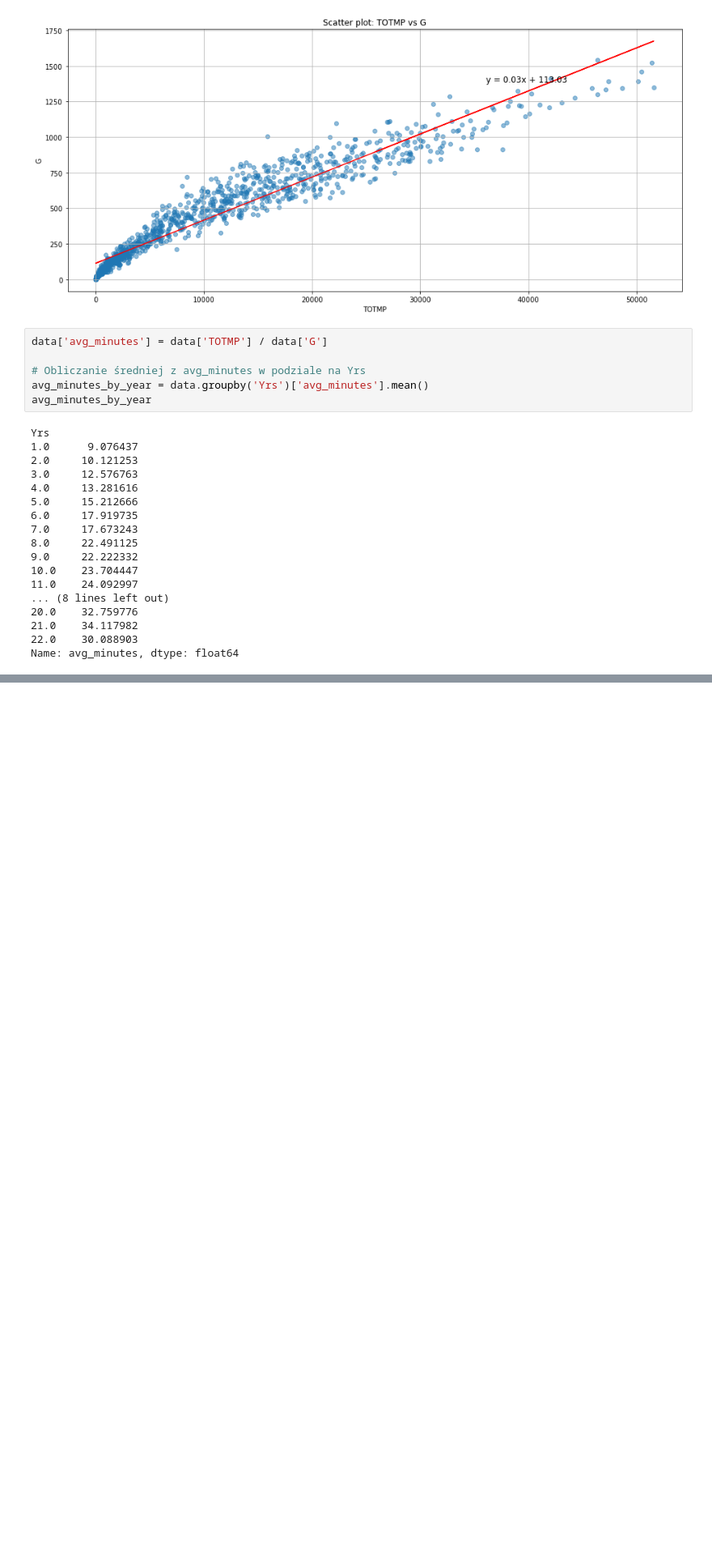
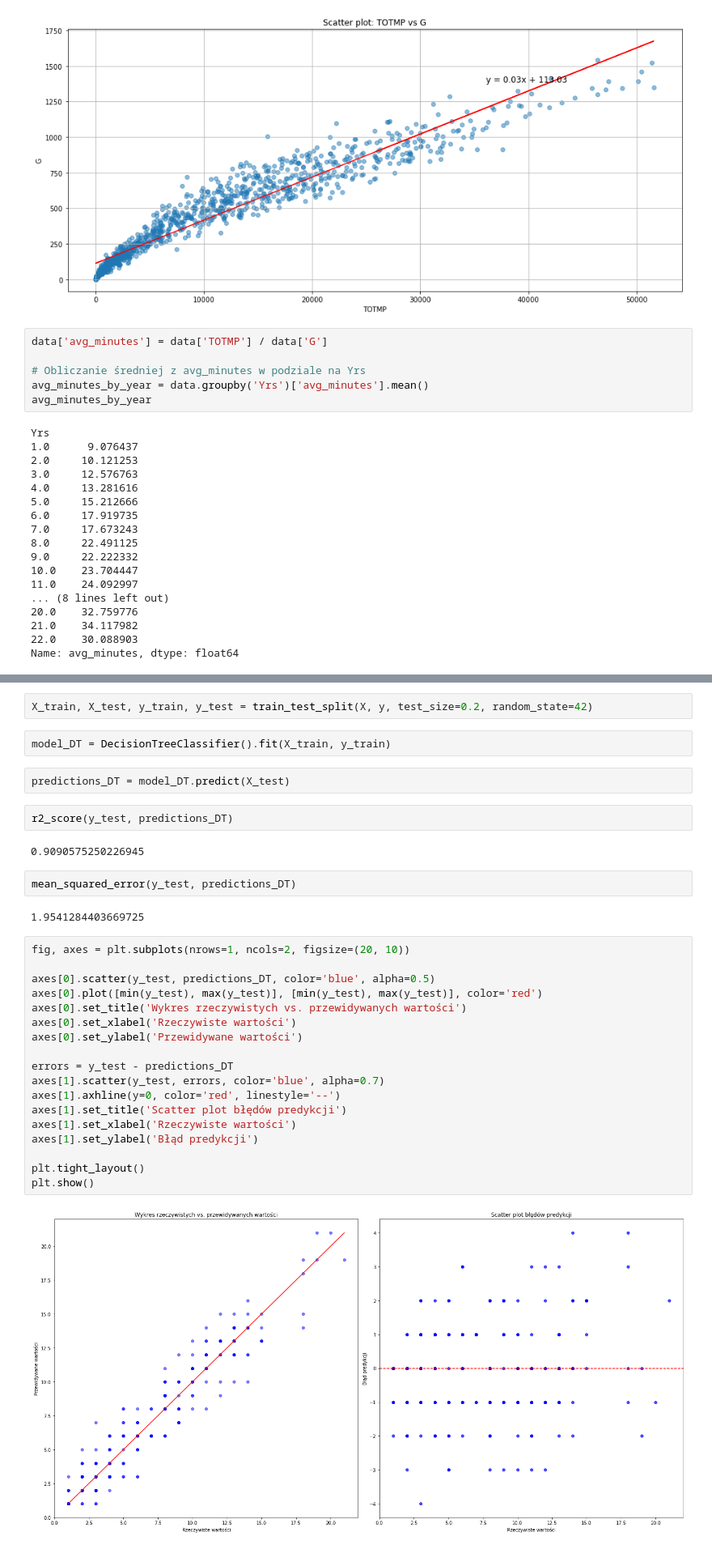
Before and after one commit to GrzegorzPus/NBA_analysis, a Jupyter notebook: Length of careers.ipynb, the cells around one changed output, grey strips where cells are left out. Shown at 81% size. Saved outputs shown, nothing was run; the diff lists cells and outputs as text; blank space fills up the shorter version.

```diff
--- a/Length of careers.ipynb
+++ b/Length of careers.ipynb
@@ -2749,0 +2360,34 @@ plt.show()
+# %%
+X_train, X_test, y_train, y_test = train_test_split(X, y, test_size=0.2, random_state=42)
+# %%
+model_DT = DecisionTreeClassifier().fit(X_train, y_train)
+# %%
+predictions_DT = model_DT.predict(X_test)
+# %%
+r2_score(y_test, predictions_DT)
+# %% [output]
+0.9090575250226945
+# %%
+mean_squared_error(y_test, predictions_DT)
+# %% [output]
+1.9541284403669725
+# %%
+fig, axes = plt.subplots(nrows=1, ncols=2, figsize=(20, 10))
+
+axes[0].scatter(y_test, predictions_DT, color='blue', alpha=0.5)
+axes[0].plot([min(y_test), max(y_test)], [min(y_test), max(y_test)], color='red')
+axes[0].set_title('Wykres rzeczywistych vs. przewidywanych wartości')
+axes[0].set_xlabel('Rzeczywiste wartości')
+axes[0].set_ylabel('Przewidywane wartości')
+
+errors = y_test - predictions_DT
+axes[1].scatter(y_test, errors, color='blue', alpha=0.7)
+axes[1].axhline(y=0, color='red', linestyle='--')
+axes[1].set_title('Scatter plot błędów predykcji')
+axes[1].set_xlabel('Rzeczywiste wartości')
+axes[1].set_ylabel('Błąd predykcji')
+
+plt.tight_layout()
+plt.show()
+# %% [output]
+[figure, added]
```
Also changed, not shown: parts of 146 cells of this notebook.
